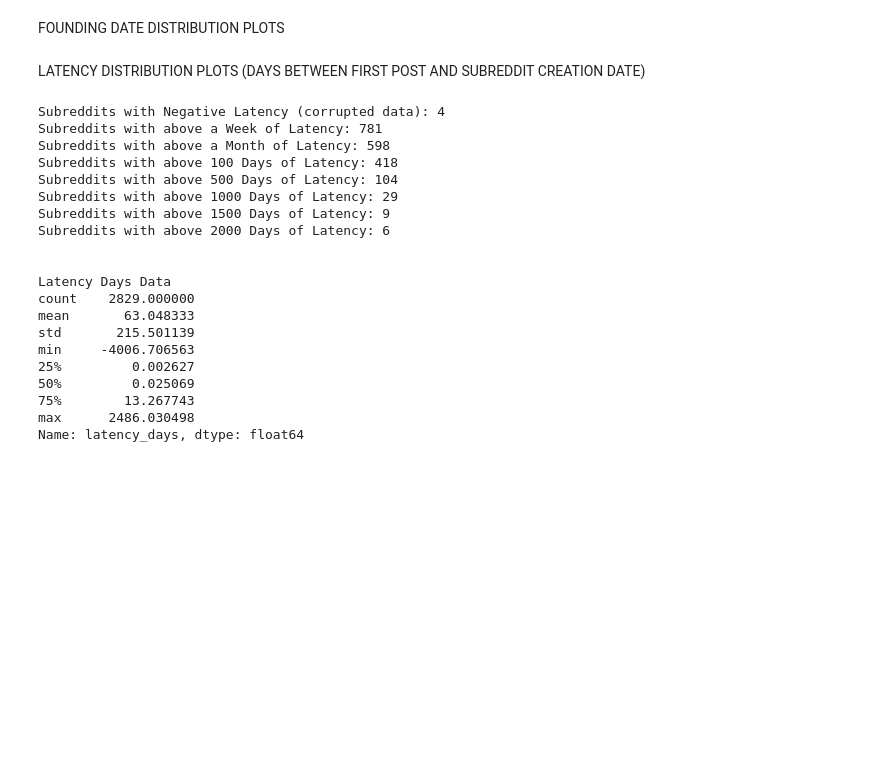
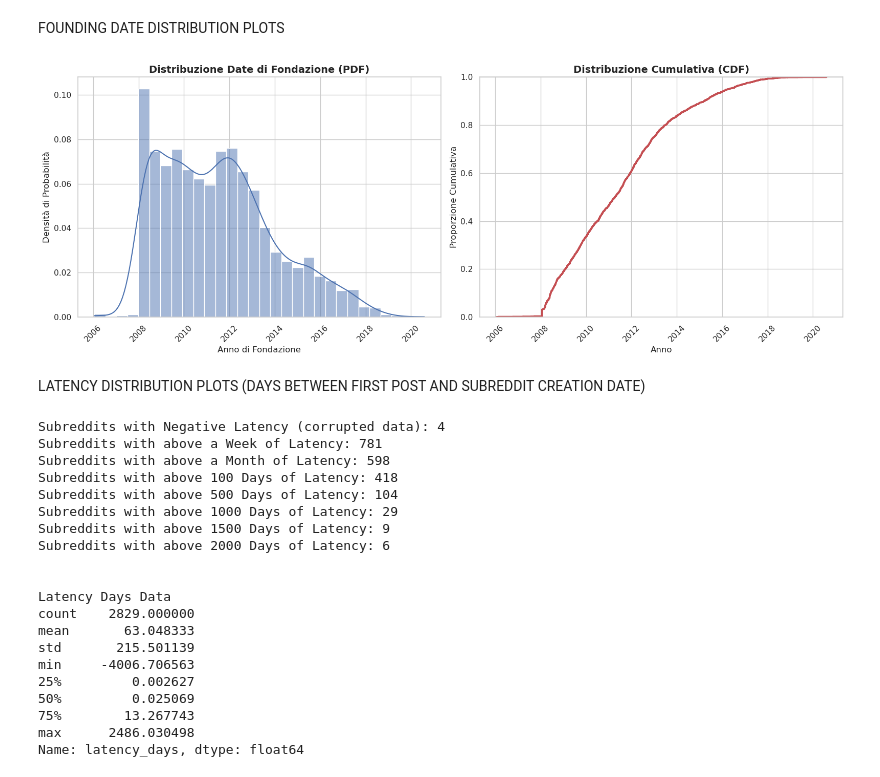
Before and after one commit to Andrii04/conspiracy-founders, a Jupyter notebook: notebooks/plots.ipynb, the cells around one changed output. Cells and saved outputs as stored; diff of their text form; code cells hidden in the pictures; blank space fills up the shorter version.

```diff
--- a/notebooks/plots.ipynb
+++ b/notebooks/plots.ipynb
@@ -3,34 +3,36 @@ FOUNDING DATE DISTRIBUTION PLOTS
 # %%
 import pandas as pd
 import seaborn as sns
 import matplotlib.pyplot as plt
 
-file_path = "../data/raw/conspiracy_founders_clean.csv"
+file_path = "../data/interim/conspiracy_founders_clean.csv"
 df = pd.read_csv(file_path, index_col=0)
 
 df['subreddit_creation_date'] = pd.to_datetime(df['subreddit_creation_date'], unit='s')
 
 sns.set_theme(style="whitegrid", palette="muted")
 fig, axes = plt.subplots(1, 2, figsize=(16, 6))
 
 # Probability Density Function
 
 sns.histplot(data=df, x='subreddit_creation_date', kde=True, stat="probability", ax=axes[0], color="#4C72B0")
 axes[0].set_title('Distribuzione Date di Fondazione (PDF)', fontsize=14, fontweight='bold')
 axes[0].set_xlabel('Anno di Fondazione', fontsize=12)
 axes[0].set_ylabel('Densità di Probabilità', fontsize=12)
 axes[0].tick_params(axis='x', rotation=45)
 
 # Cumulative Distribution Function
 
 sns.ecdfplot(data=df, x='subreddit_creation_date', ax=axes[1], color="#C44E52", lw=2.5)
 axes[1].set_title('Distribuzione Cumulativa (CDF)', fontsize=14, fontweight='bold')
 axes[1].set_xlabel('Anno', fontsize=12)
 axes[1].set_ylabel('Proporzione Cumulativa', fontsize=12)
 axes[1].tick_params(axis='x', rotation=45)
 
 plt.tight_layout()
 plt.show()
+# %% [output]
+[figure, added]
 # %% [markdown]
 LATENCY DISTRIBUTION PLOTS (DAYS BETWEEN FIRST POST AND SUBREDDIT CREATION DATE)
 # %%
```
Also changed, not shown: parts of 3 cells of this notebook, 13 other files.
